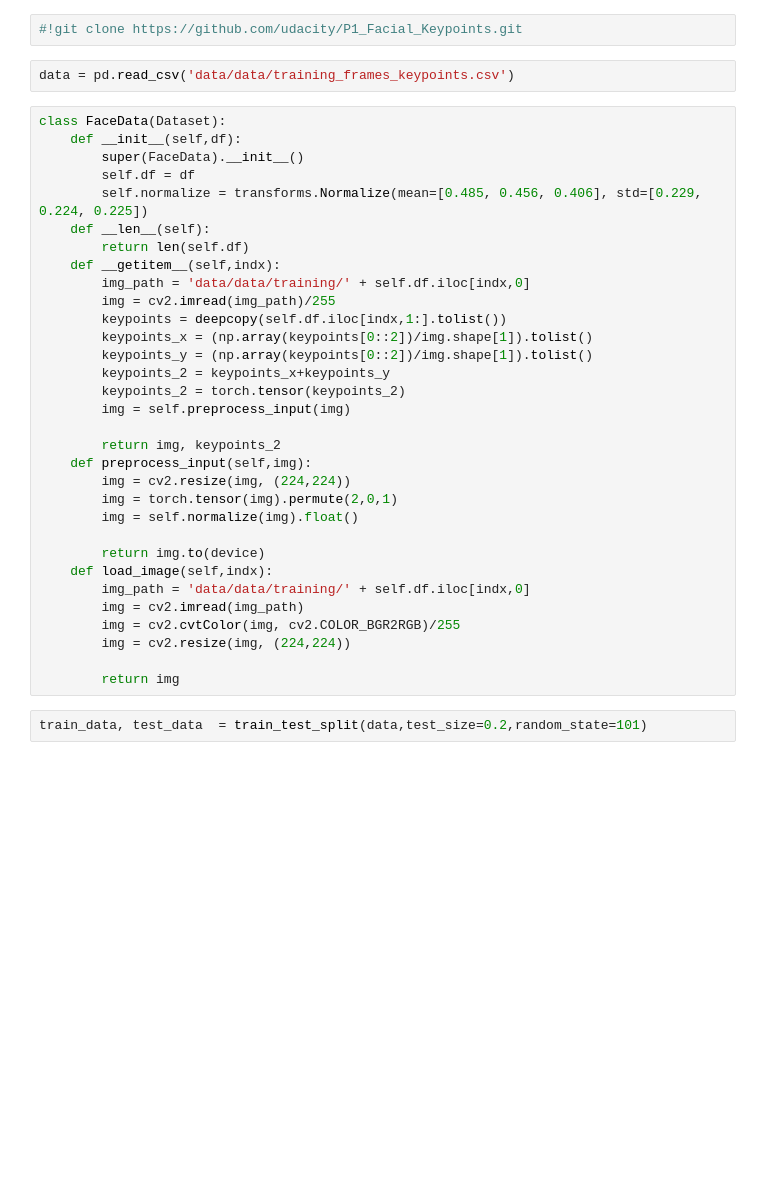
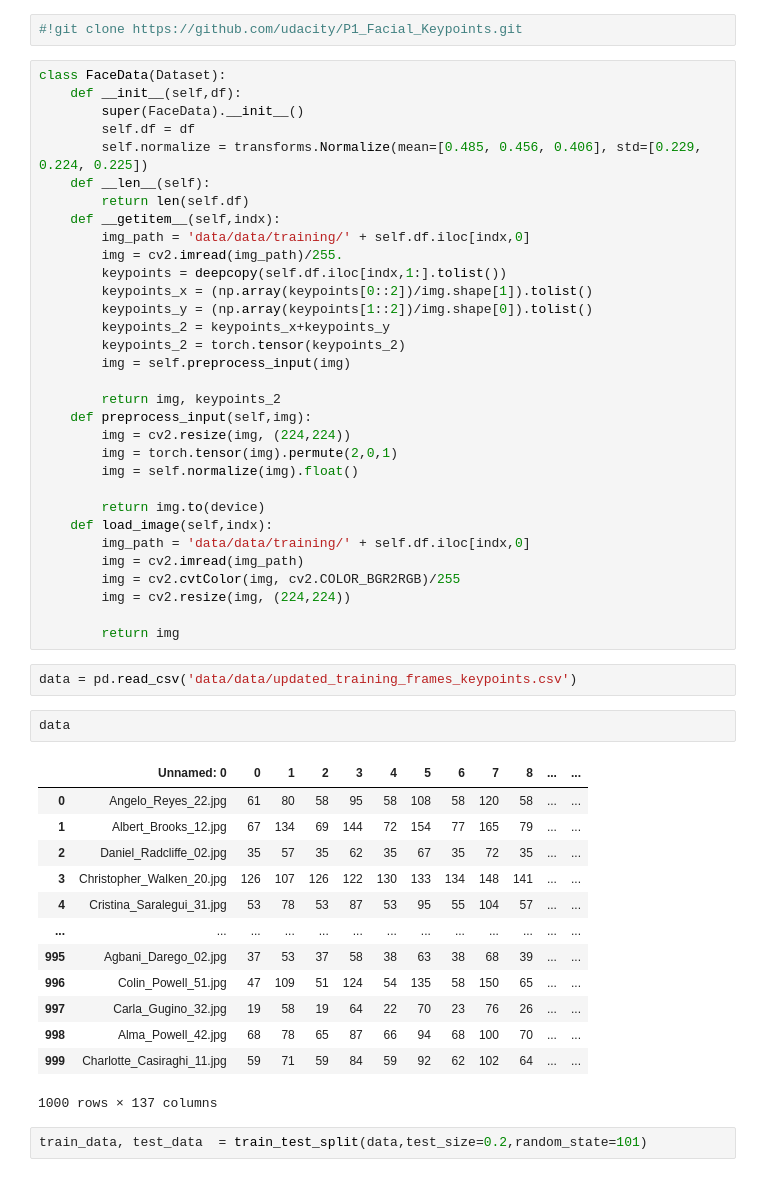
Before and after one commit to MuhammedM294/PyTorch4CV, a Jupyter notebook: Facial_KeyPoints_Detection/Facial-KeyPoints-Detection.ipynb, the cells around one changed output. Cells and saved outputs as stored; diff of their text form; blank space fills up the shorter version.

```diff
--- a/Facial_KeyPoints_Detection/Facial-KeyPoints-Detection.ipynb
+++ b/Facial_KeyPoints_Detection/Facial-KeyPoints-Detection.ipynb
@@ -21,8 +20,6 @@ import warnings
 warnings.filterwarnings("ignore")
 # %%
 #!git clone https://github.com/udacity/P1_Facial_Keypoints.git
-# %%
-data = pd.read_csv('data/data/training_frames_keypoints.csv')
 # %%
 class FaceData(Dataset):
     def __init__(self,df):
@@ -33,10 +30,10 @@ class FaceData(Dataset):
         return len(self.df)
     def __getitem__(self,indx):
         img_path = 'data/data/training/' + self.df.iloc[indx,0]
-        img = cv2.imread(img_path)/255
+        img = cv2.imread(img_path)/255.
         keypoints = deepcopy(self.df.iloc[indx,1:].tolist())
         keypoints_x = (np.array(keypoints[0::2])/img.shape[1]).tolist()
-        keypoints_y = (np.array(keypoints[0::2])/img.shape[1]).tolist()
+        keypoints_y = (np.array(keypoints[1::2])/img.shape[0]).tolist()
         keypoints_2 = keypoints_x+keypoints_y
         keypoints_2 = torch.tensor(keypoints_2)
         img = self.preprocess_input(img)
@@ -55,6 +52,24 @@ class FaceData(Dataset):
         img = cv2.resize(img, (224,224))
 
         return img
+# %%
+data = pd.read_csv('data/data/updated_training_frames_keypoints.csv')
+# %%
+data
+# %% [output]
+|  | Unnamed: 0 | 0 | 1 | 2 | 3 | 4 | 5 | 6 | 7 | 8 | ... | ... |
+| 0 | Angelo_Reyes_22.jpg | 61 | 80 | 58 | 95 | 58 | 108 | 58 | 120 | 58 | ... | ... |
+| 1 | Albert_Brooks_12.jpg | 67 | 134 | 69 | 144 | 72 | 154 | 77 | 165 | 79 | ... | ... |
+| 2 | Daniel_Radcliffe_02.jpg | 35 | 57 | 35 | 62 | 35 | 67 | 35 | 72 | 35 | ... | ... |
+| 3 | Christopher_Walken_20.jpg | 126 | 107 | 126 | 122 | 130 | 133 | 134 | 148 | 141 | ... | ... |
+| 4 | Cristina_Saralegui_31.jpg | 53 | 78 | 53 | 87 | 53 | 95 | 55 | 104 | 57 | ... | ... |
+| ... | ... | ... | ... | ... | ... | ... | ... | ... | ... | ... | ... | ... |
+| 995 | Agbani_Darego_02.jpg | 37 | 53 | 37 | 58 | 38 | 63 | 38 | 68 | 39 | ... | ... |
+| 996 | Colin_Powell_51.jpg | 47 | 109 | 51 | 124 | 54 | 135 | 58 | 150 | 65 | ... | ... |
+| 997 | Carla_Gugino_32.jpg | 19 | 58 | 19 | 64 | 22 | 70 | 23 | 76 | 26 | ... | ... |
+| 998 | Alma_Powell_42.jpg | 68 | 78 | 65 | 87 | 66 | 94 | 68 | 100 | 70 | ... | ... |
+| 999 | Charlotte_Casiraghi_11.jpg | 59 | 71 | 59 | 84 | 59 | 92 | 62 | 102 | 64 | ... | ... |
+1000 rows × 137 columns
 # %%
 train_data, test_data  = train_test_split(data,test_size=0.2,random_state=101)
 # %%
```
Also changed, not shown: parts of 4 cells of this notebook.
